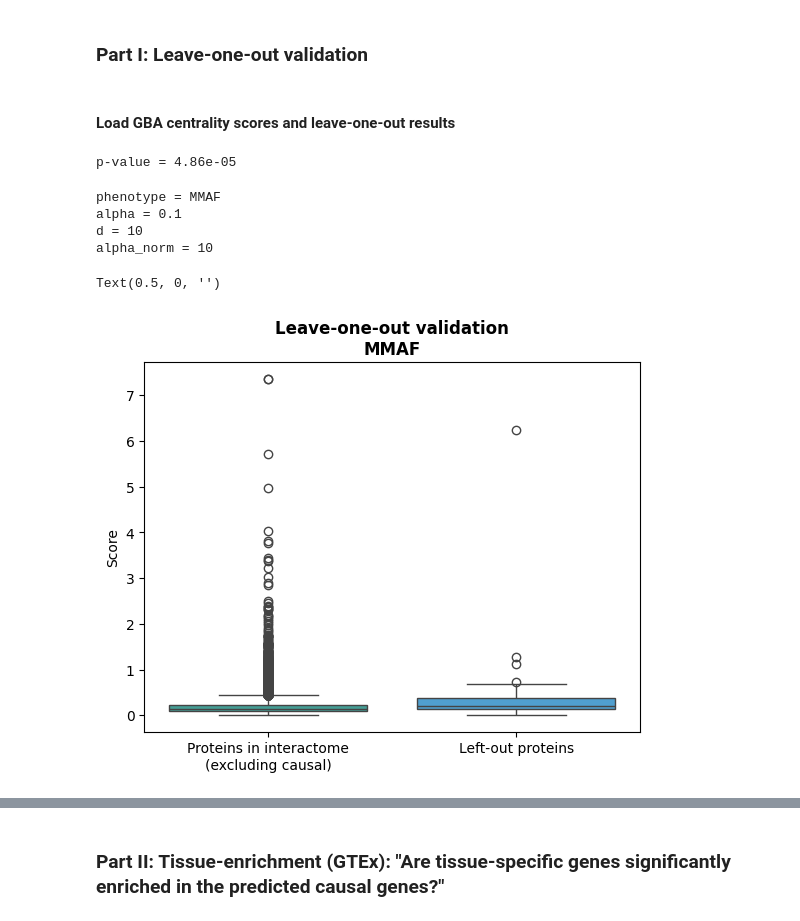
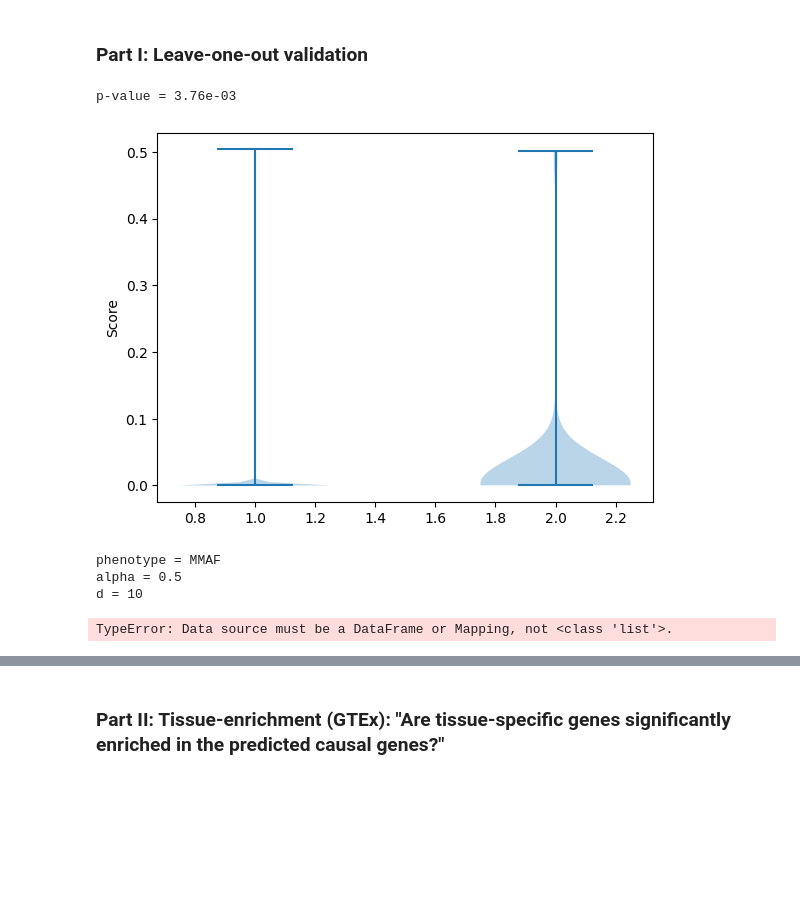
Before and after one commit to jedrzejkubica/GBA-centrality, a Jupyter notebook: dev/validation_GBA_centrality.ipynb, the cells around one changed output, grey strips where cells are left out. Saved outputs shown, nothing was run; the diff lists cells and outputs as text; code cells hidden in the pictures; blank space fills up the shorter version.

Commit message:
improved validation docs

```diff
--- a/dev/validation_GBA_centrality.ipynb
+++ b/dev/validation_GBA_centrality.ipynb
@@ -20,11 +30,14 @@ import seaborn
 sys.path.append("../scripts")
 import utils
 # %%
-def parse_results(results_file):
-    # load scores
+def parse_scores(scores_file):
+    '''
+    Loads the scores generated with GBA_centrality_PR.py
+    Returns a dictionary: key=ENSG, value=score
+    '''
     results = {}
 
-    with open(results_file, 'r') as f:
+    with open(scores_file, 'r') as f:
         # skip header
         next(f)
 
@@ -36,11 +49,14 @@ def parse_results(results_file):
 
     return results
 # %%
-def parse_leave_one_out(results_file):
-    # load left-out scores
+def parse_leave_one_out(leave_one_out_file):
+    '''
+    Loads the scores for left-out proteins generated with leave_one_out.py
+    Returns a dictionary: key=ENSG, value=score
+    '''
     results_left_out = {}
 
-    with open(results_file, 'r') as f:
+    with open(leave_one_out_file, 'r') as f:
         # skip header
         next(f)
 
@@ -128,0 +145,6 @@ interactome = utils.parse_interactome(interactome_file=INTERACTOME_DIR)
+# %%
+INTERACTOME_PATH = "../input/Interactome_human.sif"
+CANONICAL_GENES_PATH = "../input/canonicalGenes.tsv"
+
+RESULTS_PATH = f"../../output/{PHENOTYPE}/alpha{alpha}_d{D_MAX}/scores.tsv"
+LEAVE_ONE_OUT_PATH = f"../../output/{PHENOTYPE}/alpha{alpha}_d{D_MAX}/scores_leave_one_out.tsv"
@@ -128,0 +175,10 @@ interactome = utils.parse_interactome(interactome_file=INTERACTOME_DIR)
+# %%
+'''Load GBA centrality scores and leave-one-out results, then sort them'''
+results = parse_scores(RESULTS_PATH)
+results_leave_one_out = parse_leave_one_out(LEAVE_ONE_OUT_PATH)
+
+results_sorted = sorted(results.keys(), key=lambda item: results[item], reverse=True)
+results_leave_one_out = sorted(results_leave_one_out.keys(), key=lambda item: results_leave_one_out[item], reverse=True)
+
+scores_sorted = [results[node] for node in results_sorted]
+scores_leave_one_out_sorted = [results[node] for node in results_leave_one_out]
@@ -129,4 +204,2 @@ interactome = utils.parse_interactome(interactome_file=INTERACTOME_DIR)
 # %% [markdown]
 ### Part I: Leave-one-out validation
-# %% [markdown]
-#### Load GBA centrality scores and leave-one-out results
@@ -137,25 +206,31 @@ results_leave_one_out = parse_leave_one_out(LEAVE_ONE_OUT_DIR)
-# %%
-df_compare, p_value = compare_scores(results, results_leave_one_out)
-
-print(f"p-value = {p_value}")
-# %% [output]
-p-value = 4.86e-05
+# %%
+'''Check if the distribution of scores for left-out proteins is greater than the distribution of scores for all proteins in the interactome'''
+_, p_val = scipy.stats.ranksums(scores_leave_one_out_sorted, scores_sorted, alternative='greater')
+p_val = '{:.2e}'.format(p_val)
+print(f"p-value = {p_val}")
+# %% [output]
+p-value = 3.76e-03
+# %%
+fig, ax = matplotlib.pyplot.subplots()
+ax.set_ylabel("Score")
+labels = ["Proteins in interactome\n(excluding causal)", "Left-out proteins"]
+
+fig = ax.violinplot([scores_sorted, scores_leave_one_out_sorted])
+
+# matplotlib.pyplot.ylim(0, 0.01)
+# %% [output]
+[figure, added]
 # %%
-# plot scores of non-causal genes vs. left-out genes
 
-# sanity check for parameters:
-print(f"phenotype = {PHENOTYPE} \nalpha = {ALPHA} \nd = {D_MAX} \nalpha_norm = {ALPHA_NORM}")
 
-seaborn.boxplot(data=df_compare, x='group', y='score', hue='group', palette=seaborn.husl_palette(h=.5))
+seaborn.boxplot(data=[scores_sorted, scores_leave_one_out_sorted], x='group', y='score', hue='group', palette=['#2E78D2', '#FF7043'])
 
-# PHENOTYPE = "Dilated cardiomyopathy"
-matplotlib.pyplot.title(f"Leave-one-out validation\n{PHENOTYPE}", weight='bold', fontsize=12)
+matplotlib.pyplot.title(f"Leave-one-out validation\n{PHENOTYPE}\n{ALPHA},\n{D_MAX}\n{p_val}", weight='bold', fontsize=12)
 matplotlib.pyplot.ylabel("Score")
 matplotlib.pyplot.xlabel("")
+matplotlib.pyplot.ylim(0, 0.01)
 # %% [output]
 phenotype = MMAF
-alpha = 0.1
+alpha = 0.5
 d = 10
-alpha_norm = 10
-Text(0.5, 0, '')
+TypeError: Data source must be a DataFrame or Mapping, not <class 'list'>.
-[figure, removed]
```
Also changed, not shown: parts of 49 cells of this notebook, 2 other files.
